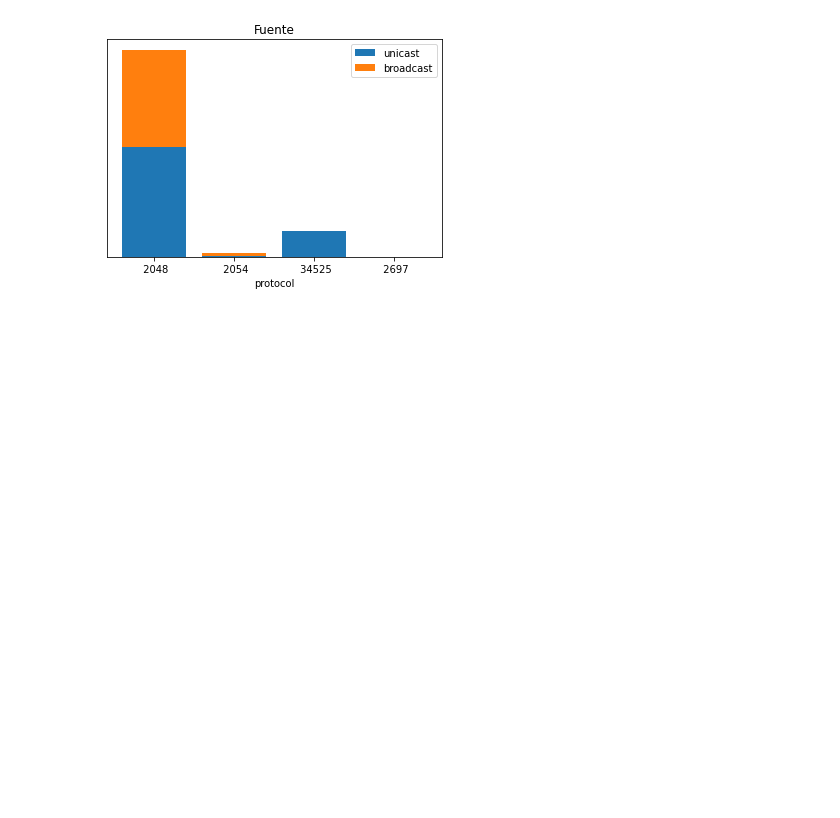
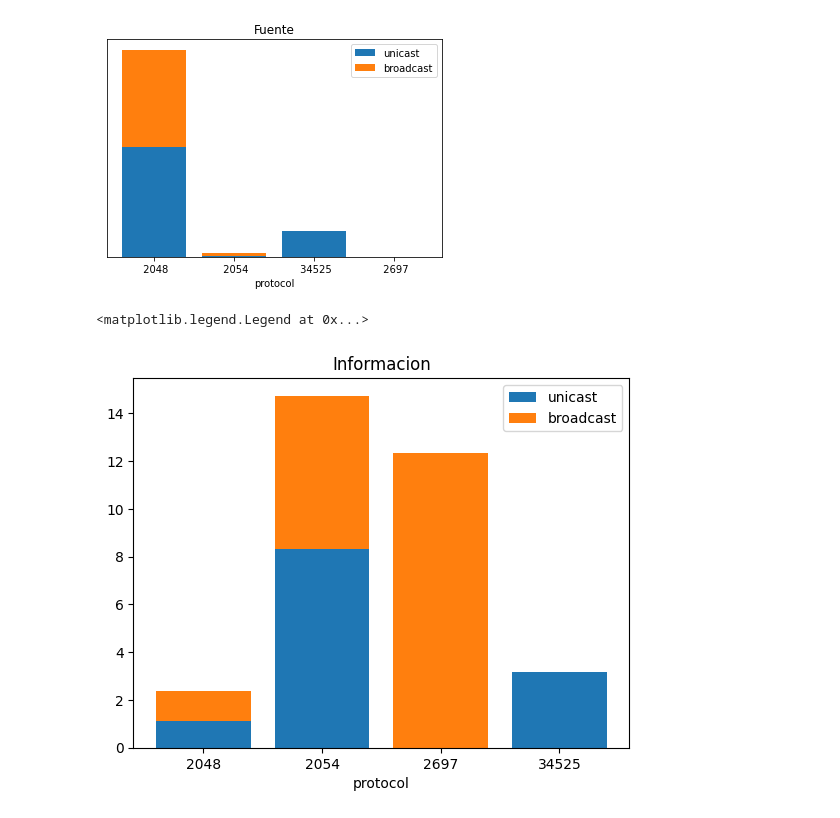
Before and after one commit to paulitapb/TP1_redes, a Jupyter notebook: analisis_paquetes.ipynb, the cells around one changed output. Cells and saved outputs as stored; diff of their text form; code cells hidden in the pictures; blank space fills up the shorter version.

```diff
--- a/analisis_paquetes.ipynb
+++ b/analisis_paquetes.ipynb
@@ -87,3 +85,15 @@ ax.set_yticks([])
 # %% [output]
 []
 [figure]
+# %%
+unicastRes, broadcastRes, sumRes = utils.informationForSymbol()
+
+fig, ax = plt.subplots()
+ax.bar(unicastRes.keys(), list(unicastRes.values()), label = "unicast")
+ax.bar(broadcastRes.keys(), list(broadcastRes.values()), bottom=list(unicastRes.values()), label = "broadcast")
+plt.xlabel("protocol")
+ax.set_title("Informacion")
+ax.legend()
+# %% [output]
+<matplotlib.legend.Legend at 0x...>
+[figure, added]
```
Also changed, not shown: parts of 2 cells of this notebook, 1 other file.
